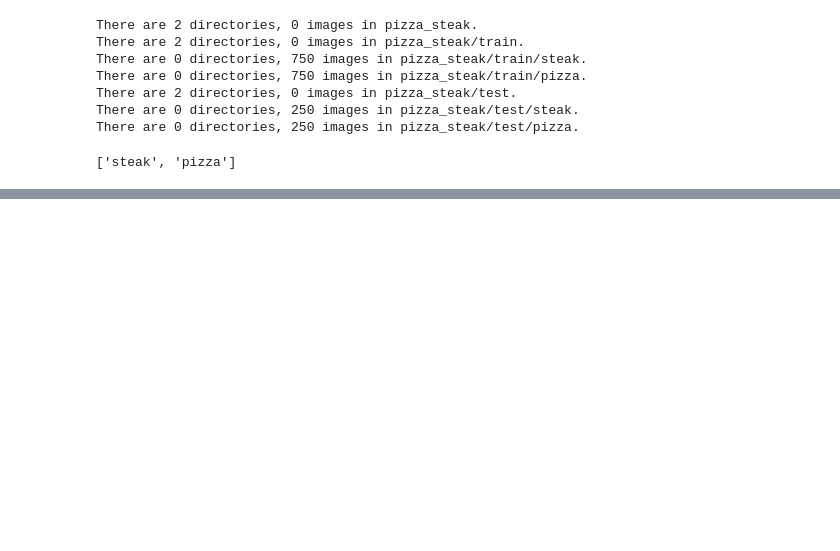
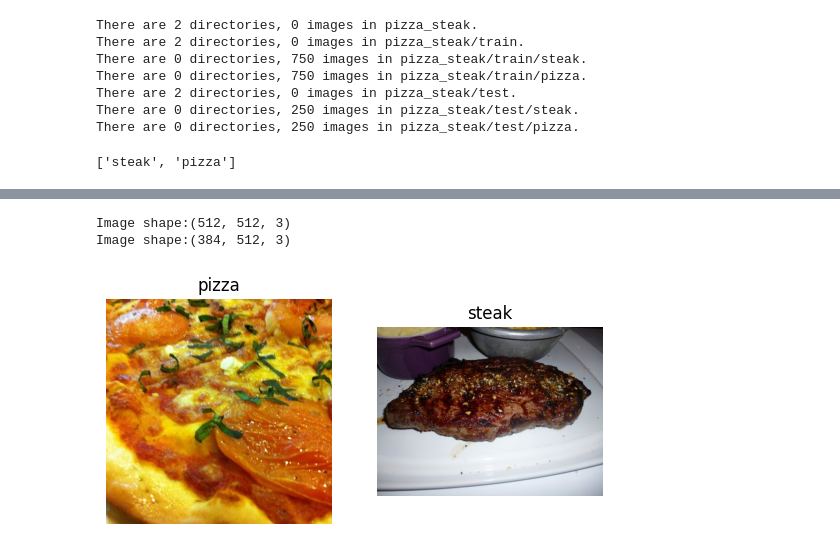
Before and after one commit to SoumiK-777/TensorFlow, a Jupyter notebook: module5_cnn.ipynb, the cells around one changed output, grey strips where cells are left out. Saved outputs shown, nothing was run; the diff lists cells and outputs as text; code cells hidden in the pictures; blank space fills up the shorter version.

```diff
--- a/module5_cnn.ipynb
+++ b/module5_cnn.ipynb
@@ -85,0 +176,10 @@ array([[[26, 16, 15],
+# %%
+plt.figure()
+plt.subplot(1,2,1)
+img1=show_random_image("train","pizza")
+plt.subplot(1,2,2)
+img2=show_random_image("train","steak")
+# %% [output]
+Image shape:(512, 512, 3)
+Image shape:(384, 512, 3)
+[figure, added]
```
Also changed, not shown: parts of 61 cells of this notebook, 8 other files.
